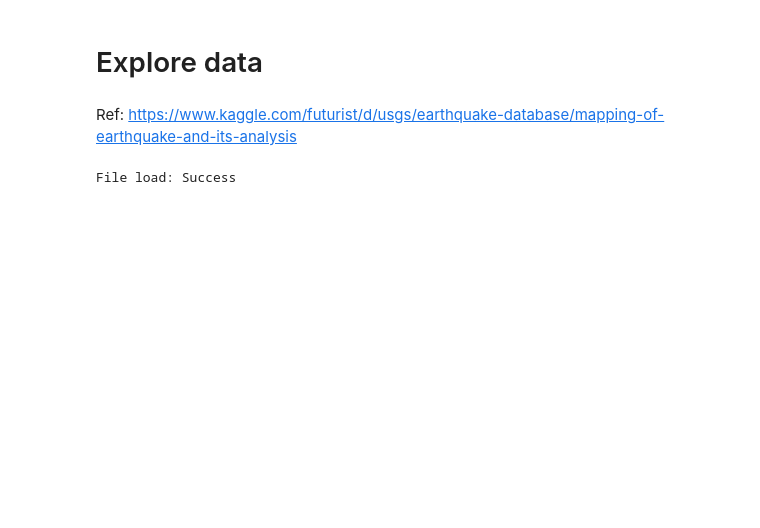
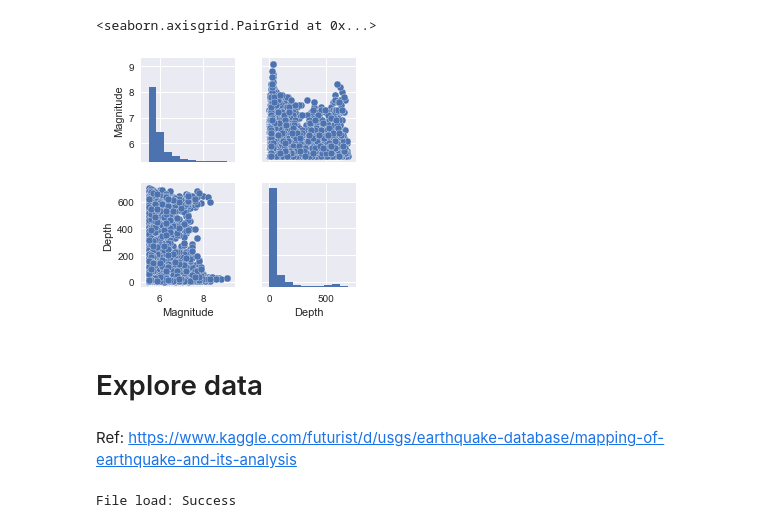
Before and after one commit to Conglang/DeepOps, a Jupyter notebook: Op4_predict_magnitude_of_earthquake/predict_magnitude_of_earthquake.ipynb, the cells around one changed output. Cells and saved outputs as stored; diff of their text form; code cells hidden in the pictures; blank space fills up the shorter version.

```diff
--- a/Op4_predict_magnitude_of_earthquake/predict_magnitude_of_earthquake.ipynb
+++ b/Op4_predict_magnitude_of_earthquake/predict_magnitude_of_earthquake.ipynb
@@ -10,0 +17,7 @@ if not isfile('database.csv'):
+# %%
+# load file
+try:
+    t_file = pd.read_csv('database.csv', encoding='ISO-8859-1')
+    print('File load: Success')
+except:
+    print('File load: Failed')
@@ -11,3 +174,11 @@ if not isfile('database.csv'):
+# %%
+# pair wise scatter plot
+import seaborn as sns
+num_cols = ["Magnitude", "Depth"]
+sns.pairplot(earth[num_cols], size = 2)
+# %% [output]
+<seaborn.axisgrid.PairGrid at 0x...>
+[figure, added]
 # %% [markdown]
 # Explore data
 # %% [markdown]
```
Also changed, not shown: parts of 22 cells of this notebook.
